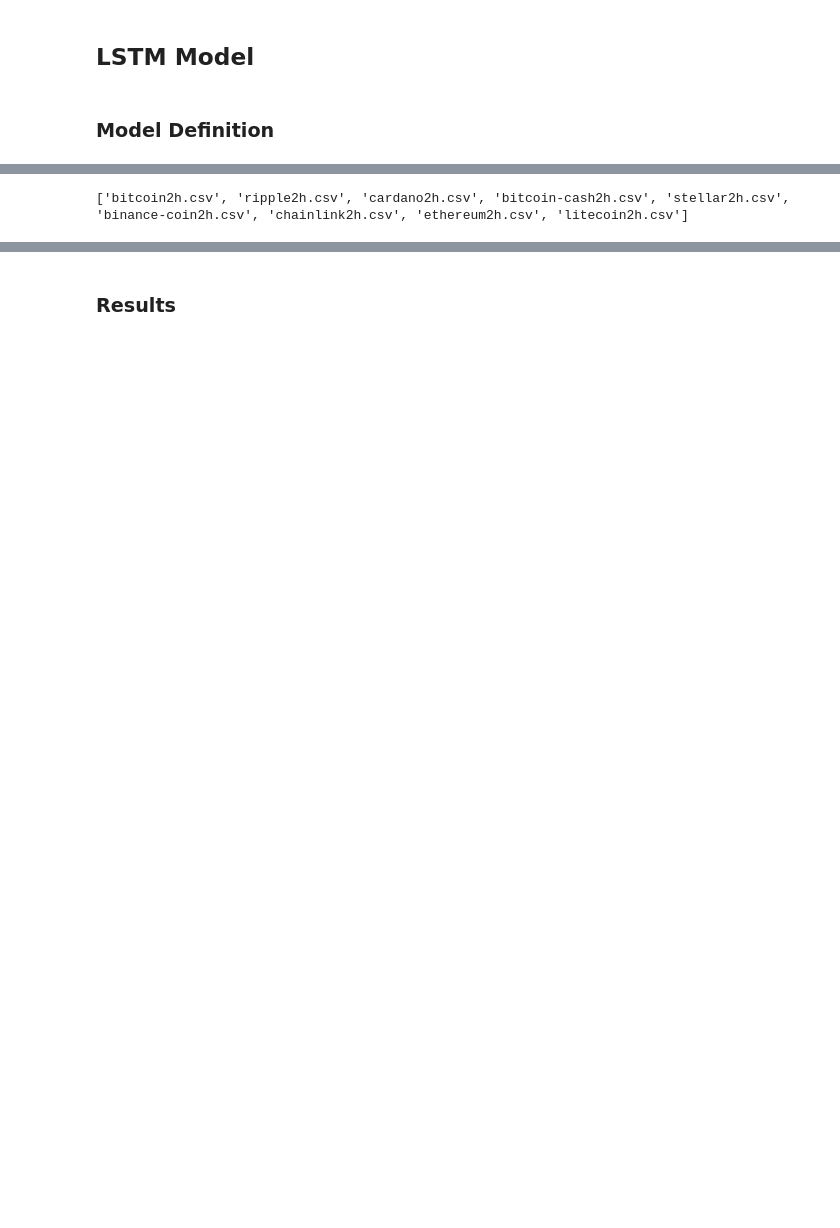
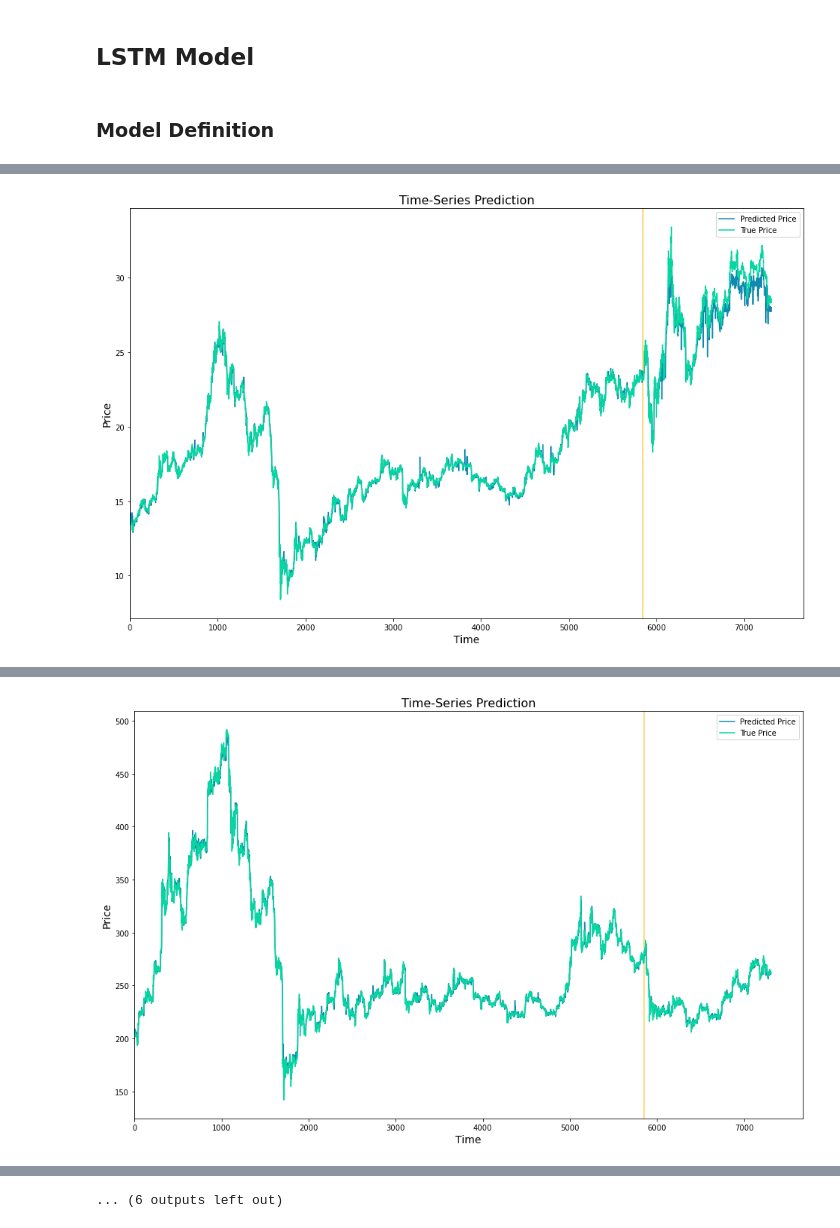
Before and after one commit to kzlecha/comparative-crypto, a Jupyter notebook: LSTM.ipynb, the cells around one changed output, grey strips where cells are left out. Saved outputs shown, nothing was run; the diff lists cells and outputs as text; code cells hidden in the pictures; blank space fills up the shorter version.

```diff
--- a/LSTM.ipynb
+++ b/LSTM.ipynb
@@ -99,14 +83,15 @@ class LSTMCustom(nn.Module):
 # %%
-num_epochs = 2000 #1000 epochs
-learning_rate = 0.01 #0.001 lr
+num_epochs = 100 #until loss stops dropping
+learning_rate = 0.01 #0.001 lr (.001-0.03)
 
-input_size = 1 #number of features
-hidden_size = 32 #number of features in hidden state
-num_layers = 8 #number of stacked lstm layers
+#this needs to change with x, df_x_ss to change input
+input_size = 7 #number of features
+hidden_size = 64 #number of features in hidden state (try 16-256)
+num_layers = 1 #number of stacked lstm layers
 
 num_classes = 1 #number of output classes
 
-look_back = 12
+look_back = 12 #sliding window, how many of the previous feature vectors are included in the input
 # %%
 criterion = torch.nn.MSELoss()  # mean-squared error for regression
 # %% [markdown]
@@ -190,17 +154,10 @@ def train(df, lstm):
     # obtain the loss function
     loss = criterion(outputs, y_train)
 
-    loss.backward()
-    optimizer.step()
+    loss.backward() #calculates the loss of the loss function
 
-    if epoch % 250 == 0:
+    optimizer.step() #improve from loss, i.e backprop
+    if epoch % 10 == 0:
       print("Epoch: %d, loss: %1.5f" % (epoch, loss.item()))
 
   return lstm, cutoff
-# %%
-# dir_path = "data/"
-# file_list = [f for f in listdir(dir_path) if isfile(join(dir_path, f))]
-file_list = [f for f in listdir() if isfile(f)]
-print(file_list)
-# %% [output]
-['bitcoin2h.csv', 'ripple2h.csv', 'cardano2h.csv', 'bitcoin-cash2h.csv', 'stellar2h.csv', 'binance-coin2h.csv', 'chainlink2h.csv', 'ethereum2h.csv', 'litecoin2h.csv']
@@ -221,17 +203,22 @@ file_ending = file_endings[4] # only use 2h
 # %%
+
+#current processed data in datatest and dataOriginaltest
+dir_path = "datatest/"
+file_list = [f for f in listdir(dir_path) if isfile(join(dir_path, f))]
+#file_list = [f for f in listdir() if isfile(f)]
+
+file_endings = ["5m.csv", "hourly.csv", "daily.csv", "2h.csv", "30m.csv", "5mJune.csv", "15min.csv"]
+
+# FIXME: move to each fileending?
+# im going to start with just 5m
+file_ending = file_endings[1]
 results = []
-
-# file_list = [name for name in file_list if file_ending in name]:
-for filename in file_list:
+for filename in [name for name in file_list if file_ending in name]:
   crypto_name = filename.replace(file_ending, "")
+  print(filename)
 
   df = pd.read_csv(dir_path + filename)
-
-  # remove unused columns
-  df = df.drop("datetime", axis=1)
-
-  # exclude_cols = [1]
-  # df = df.iloc[:, ~df.columns.isin(df.columns[exclude_cols])]
+  #print(df.head())
 
   # define LSTM class
   lstm = LSTMCustom(num_classes, input_size, hidden_size, num_layers, df.shape[1])
@@ -239,17 +226,20 @@ for filename in file_list:
 
   lstm, cutoff = train(df, lstm)
 
-  df_x_ss = ss.transform(df.iloc[:, :1]) #old transformers
+  #set this range to choose input parameters
+  df_x_ss = ss.transform(df.iloc[:, :-2]) #old transformers
+
 
   df_x_2d = []
-  for index in range(len(df_x_ss) - look_back):
-    df_x_2d.append(df_x_ss[index: index + look_back])
-  df_y_mm = mm.transform(df.iloc[:, -1:]) #old transformers
+  for index in range(len(df_x_ss)):
+    df_x_2d.append(df_x_ss[index-look_back:index])
+
+  df_x_2d = df_x_2d[look_back:]
+  df_y_mm = mm.transform(df.iloc[look_back:, -1:]) #old transformers
 
   df_x_2d = np.array(df_x_2d)
   df_x_ss = Variable(torch.Tensor(df_x_2d)) #converting to Tensors
   df_y_mm = Variable(torch.Tensor(df_y_mm))
-
 
   train_predict = lstm(df_x_ss) #forward pass
   data_predict = train_predict.data.numpy() #numpy conversion
@@ -257,18 +247,17 @@ for filename in file_list:
   dataY_plot = df_y_mm.data.numpy()
 
   data_predict = mm.inverse_transform(data_predict) #reverse transformation
-  #print(df.iloc[cutoff:].priceDirection.reset_index(drop=True))
 
-  accuracy = classify(data_predict[cutoff:], df.iloc[cutoff:].priceDirection.reset_index(drop=True))
-  print(accuracy)
+  test_accuracy = classify(data_predict[cutoff:], df.iloc[cutoff+look_back:].priceDirection.reset_index(drop=True))
+  print(f"test accuracy: {test_accuracy}")
+
   dataY_plot = mm.inverse_transform(dataY_plot)
 
-  plot_name = f"{crypto_name}.png"
+  plot_name = f"{crypto_name}{file_ending}.png"
   plot_time_series(data_predict, dataY_plot, cutoff, plot_name)
 
   #model_name = f"{crypto_name}.pth"
   #torch.save(lstm.state_dict(), model_name)
 
-  results.append([filename, num_epochs, learning_rate, accuracy])
-  break
+  results.append([filename, test_accuracy])
 # %% [output]
@@ -282,0 +280 @@ Epoch: 1750, loss: 0.00000
+[figure, added]
@@ -283,0 +297 @@ AttributeError: ignored
+[figure, added]
@@ -284,2 +366 @@ AttributeError: ignored
+... (6 outputs left out)
-# %% [markdown]
-### Results
```
Also changed, not shown: parts of 23 cells of this notebook, 14 other files.
